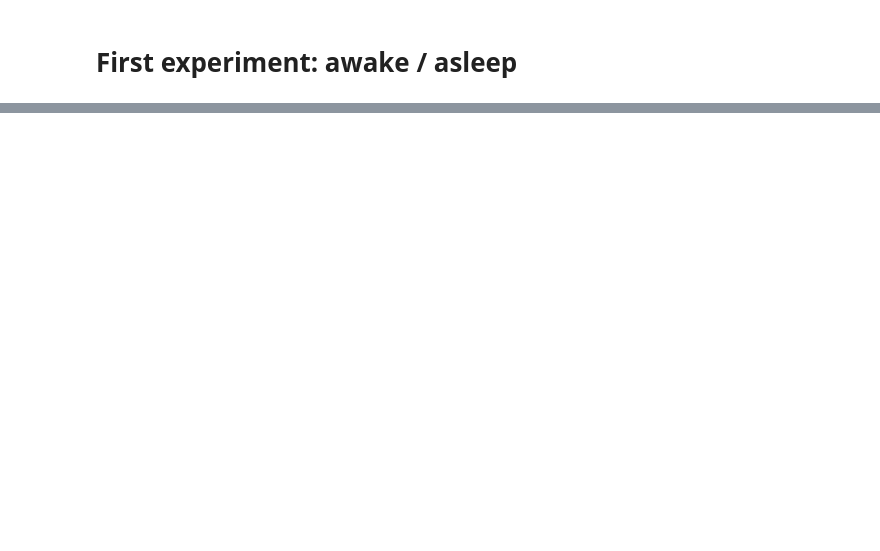
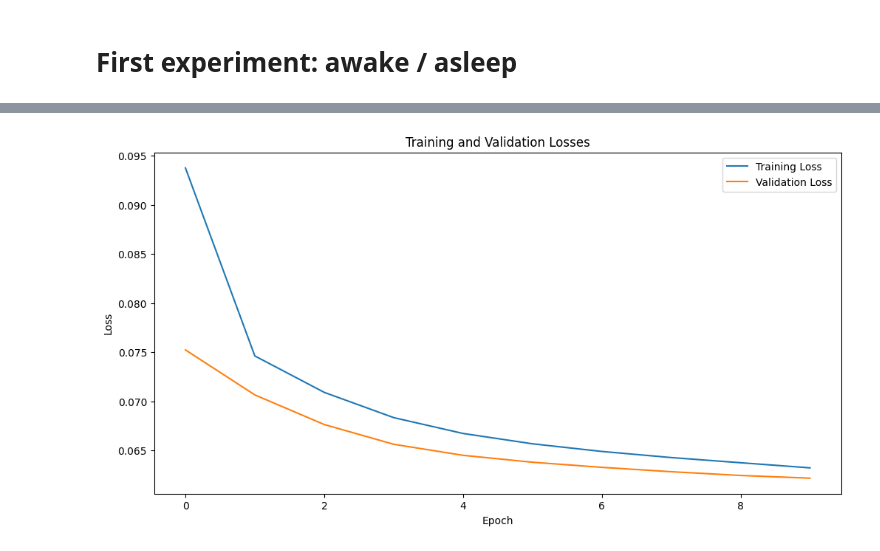
Before and after one commit to IronGG/Lab3_ARN, a Jupyter notebook: lab3.ipynb, the cells around one changed output, grey strips where cells are left out. Saved outputs shown, nothing was run; the diff lists cells and outputs as text; code cells hidden in the pictures; blank space fills up the shorter version.

```diff
--- a/lab3.ipynb
+++ b/lab3.ipynb
@@ -26,0 +180,97 @@ y = data['state'].values  # Target variable
+# %%
+import pandas as pd
+import matplotlib.pyplot as plt
+from sklearn.model_selection import KFold
+from sklearn.preprocessing import StandardScaler, LabelEncoder
+import keras
+from keras.models import Sequential
+from keras.layers import Dense, Input
+from keras.utils import to_categorical
+import numpy as np
+from sklearn.metrics import confusion_matrix, f1_score
+from keras.optimizers import SGD
+
+# Load the data
+data_1 = pd.read_csv('EEG_mouse_data_1.csv')
+data_2 = pd.read_csv('EEG_mouse_data_2.csv')
+data = pd.concat([data_1, data_2])
+
+# Preprocess the data
+features = data.columns[1:26]  # Select 25 features
+X = data[features].values
+y = data['state'].values  # Target variable
+
+
+
+# Convert labels to integer values
+encoder = LabelEncoder()
+y = encoder.fit_transform(y)
+
+# Convert integer labels to categorical
+y = to_categorical(y)
+
+# Define the MLP model
+model = Sequential()
+sgd_momentum = SGD(learning_rate=0.01, momentum=0.5)
+model.add(Input(shape=(25,))) # Input layer with 25 features
+model.add(Dense(100, activation='relu'))
+model.add(Dense(50, activation='relu'))
+model.add(Dense(25, activation='relu'))
+model.add(Dense(y.shape[1], activation='softmax'))  # Number of neurons equals number of classes
+
+model.compile(loss='mean_squared_error', optimizer=sgd_momentum, metrics=['accuracy'])
+
+# Use 3-fold cross-validation
+kf = KFold(n_splits=3, shuffle=True)
+for train_index, val_index in kf.split(X):
+    X_train, X_val = X[train_index], X[val_index]
+    y_train, y_val = y[train_index], y[val_index]
+
+    # Normalize the data
+    scaler = StandardScaler()
+    X_train = scaler.fit_transform(X_train)  # Fit and transform the training data
+    X_val = scaler.transform(X_val)  # Transform the validation data
+
+    # Train the model
+    history = model.fit(X_train, y_train, validation_data=(X_val, y_val), epochs=10, batch_size=32)
+
+    # Plot training and validation loss
+    plt.figure(figsize=(12, 6))
+    plt.plot(history.history['loss'], label='Training Loss')
+    plt.plot(history.history['val_loss'], label='Validation Loss')
+    plt.title('Training and Validation Losses')
+    plt.xlabel('Epoch')
+    plt.ylabel('Loss')
+    plt.legend()
+    plt.show()
+
+    # Evaluate the model
+    y_pred = model.predict(X_val)
+
+    print('Confusion Matrix:\n')
+    # Compute confusion matrix
+    cm = confusion_matrix(y_val.argmax(axis=1), y_pred.argmax(axis=1))
+
+    # Create ConfusionMatrixDisplay instance
+    disp = ConfusionMatrixDisplay(confusion_matrix=cm, display_labels=encoder.classes_)
+
+    # Plot confusion matrix with black text
+    disp.plot(cmap='binary', colorbar=False, values_format='d')
+    plt.show()
+
+    confusion_matrix(y_val.argmax(axis=1), y_pred.argmax(axis=1))
+
+    f1_scores_per_class = f1_score(y_val.argmax(axis=1), y_pred.argmax(axis=1), average=None)
+    f1_score_micro = f1_score(y_val.argmax(axis=1), y_pred.argmax(axis=1), average='micro')
+
+    print('F1 Score per class: ', f1_scores_per_class)
+    print('Micro F1 Score: ', f1_score_micro)
+
+# Save the model's predictions on the test set
+test_data = pd.read_csv('EEG_mouse_data_test.csv')
+X_test = test_data[features].values  # Use the same features as the training data
+X_test = scaler.transform(X_test)  # Use the same scaler fitted on the last training fold
+test_predictions = model.predict(X_test)
+
+model.summary()
+# %% [output]
@@ -26,0 +297 @@ y = data['state'].values  # Target variable
+[figure, added]
```
Also changed, not shown: parts of 15 cells of this notebook, 2 other files.
